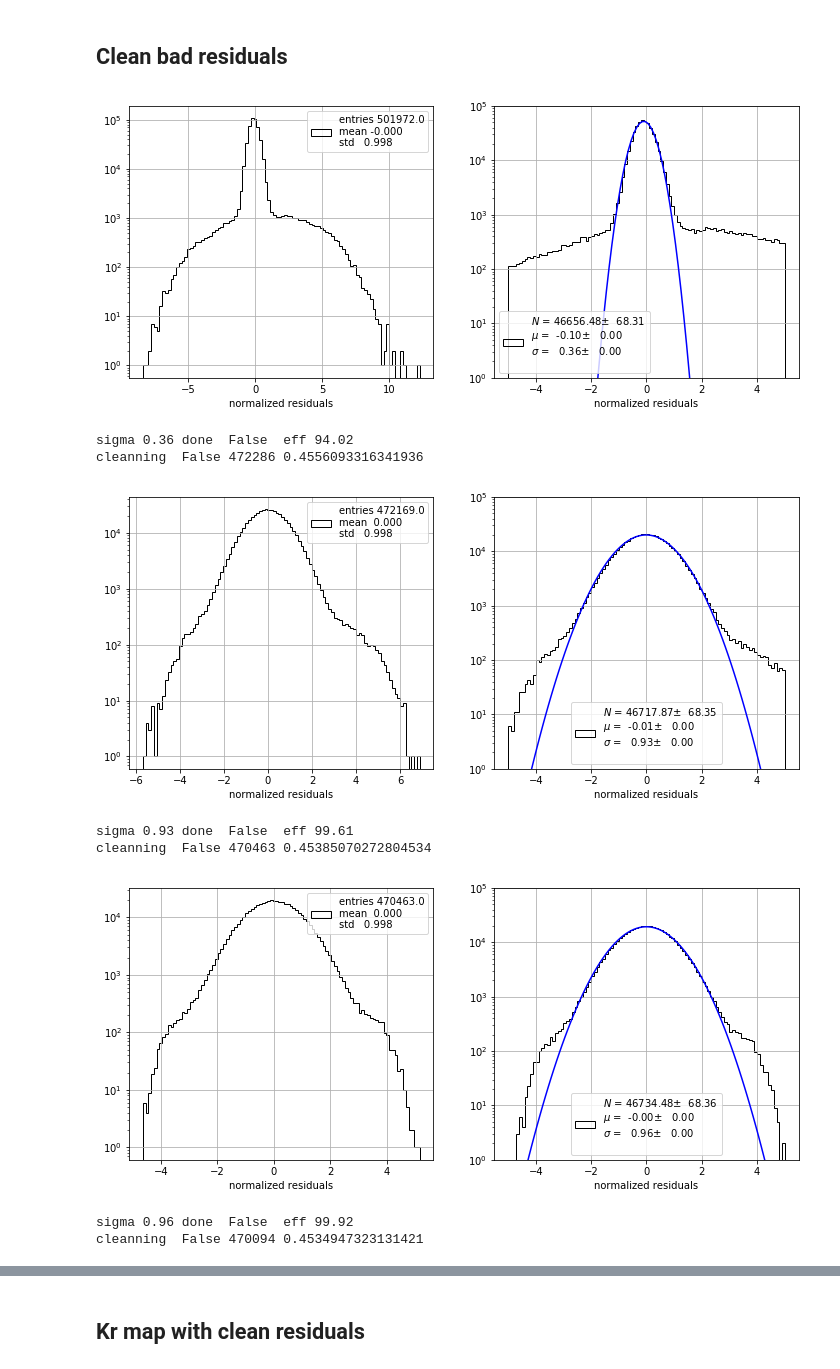
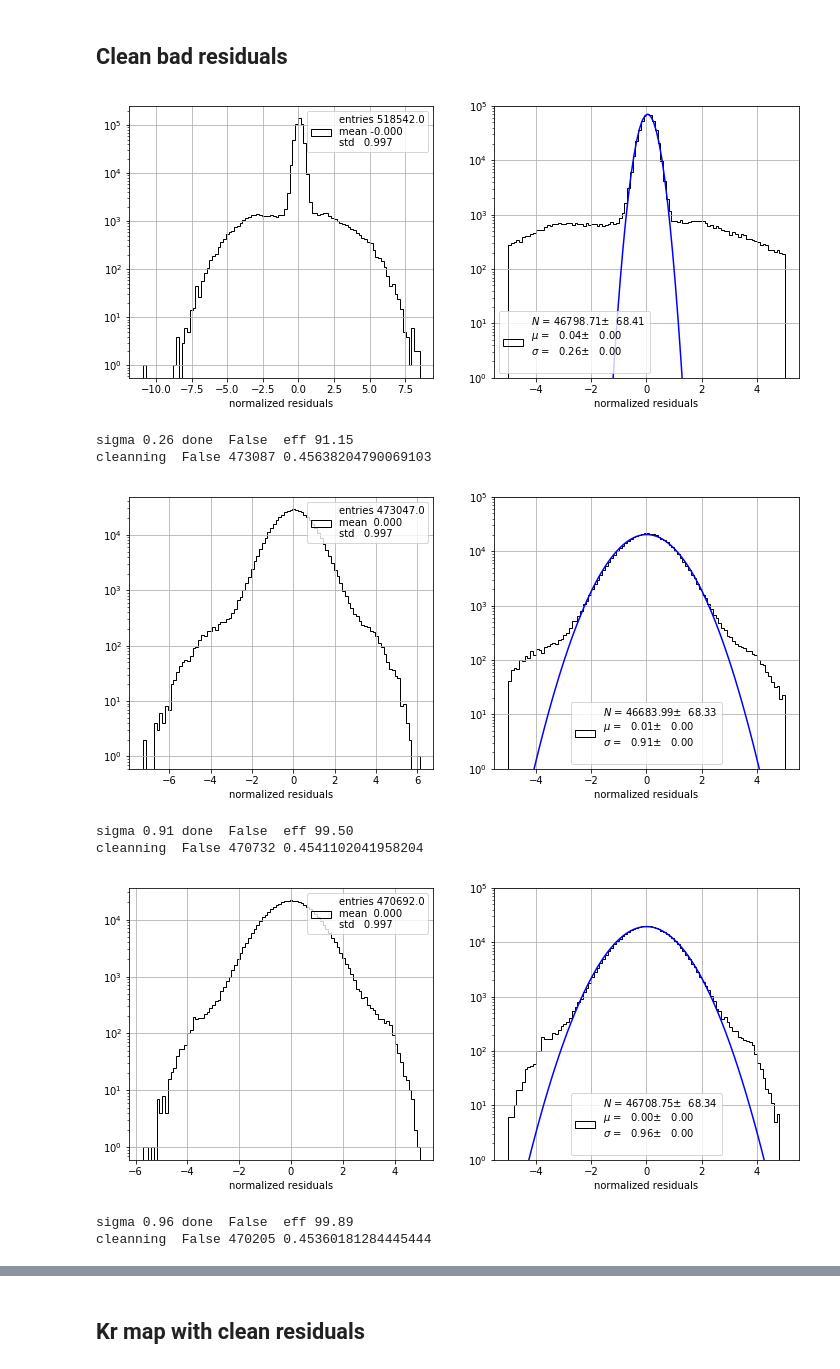
Before and after one commit to jahernando/next, a Jupyter notebook: NB/kr/kr_new_8182.ipynb, the cells around one changed output, grey strips where cells are left out. Drawn from its saved outputs; the diff is of its cells as text; code cells hidden in the pictures.

```diff
--- a/NB/kr/kr_new_8182.ipynb
+++ b/NB/kr/kr_new_8182.ipynb
@@ -88,7 +88,7 @@ pltext.hist(mkdst.time, 100);
 sels = {}
 sels['r']        = ut.in_range(mkdst.r  , (0., 180))
 sels['dtime']    = ut.in_range(mkdst.dtime , (20, 550.))
-sels['energy']   = ut.in_range(mkdst.energy, (6e3, 12.5e3))
+sels['energy']   = ut.in_range(mkdst.energy, (6e3, 15.e3))
 sels['fidutial'] = (sels['r']) & (sels['dtime']) & (sels['energy'])
 # %%
 mkdst.columns
@@ -104,6 +104,8 @@ krana.plot_data(mkdst[sel], 60)
 # %%
 xbins = np.arange(-230., 240., 10.)
 ybins = np.arange(-230., 240., 10.)
+bins  = (xbins, ybins)
+bins  = 40
 len(xbins)
 # %% [output]
 47
@@ -113,6 +124,6 @@ energy = mkdst[sel].energy
 dtime  = mkdst[sel].dtime
 counts_min = 40
 krmap, residuals  = krana.krmap(coors, dtime, energy,
-                                bins = (xbins, ybins),
+                                bins = bins,
                                 counts_min = counts_min,
-                                dt0 = None)
+                                dt0 = 0.)
@@ -121,30 +142,30 @@ krmap, residuals  = krana.krmap(coors, dtime, energy,
 # %%
 counts_min = 40
 clean = np.copy(sel)
 done  = False
 while (not done):
     coors  = mkdst[clean].x, mkdst[clean].y
     energy = mkdst[clean].energy
     dtime  = mkdst[clean].dtime
     krmap, residuals  = krana.krmap(coors, dtime, energy,
-                                    bins = (xbins, ybins),
+                                    bins = bins,
                                     counts_min = counts_min,
                                     dt0 = None)
     done, usel = krana.accept_residuals(residuals,
                                         nsigma = 4.2,
                                         min_sigma = 0.99, plot = True)
     clean[clean == True] = usel
     print('cleanning ', done, np.sum(clean), np.sum(clean)/len(clean))
 
 print('len ', len(clean), len(sel))
 sels['clean'] = clean
 # %% [output]
-[figure, old version]
+[figure, new version]
-sigma 0.36 done  False  eff 94.02
-cleanning  False 472286 0.4556093316341936
+sigma 0.26 done  False  eff 91.15
+cleanning  False 473087 0.45638204790069103
-[figure, old version]
+[figure, new version]
-sigma 0.93 done  False  eff 99.61
-cleanning  False 470463 0.45385070272804534
+sigma 0.91 done  False  eff 99.50
+cleanning  False 470732 0.4541102041958204
-[figure, old version]
+[figure, new version]
-sigma 0.96 done  False  eff 99.92
-cleanning  False 470094 0.4534947323131421
+sigma 0.96 done  False  eff 99.89
+cleanning  False 470205 0.45360181284445444
```
Also changed, not shown: parts of 17 cells of this notebook, 10 other files.
